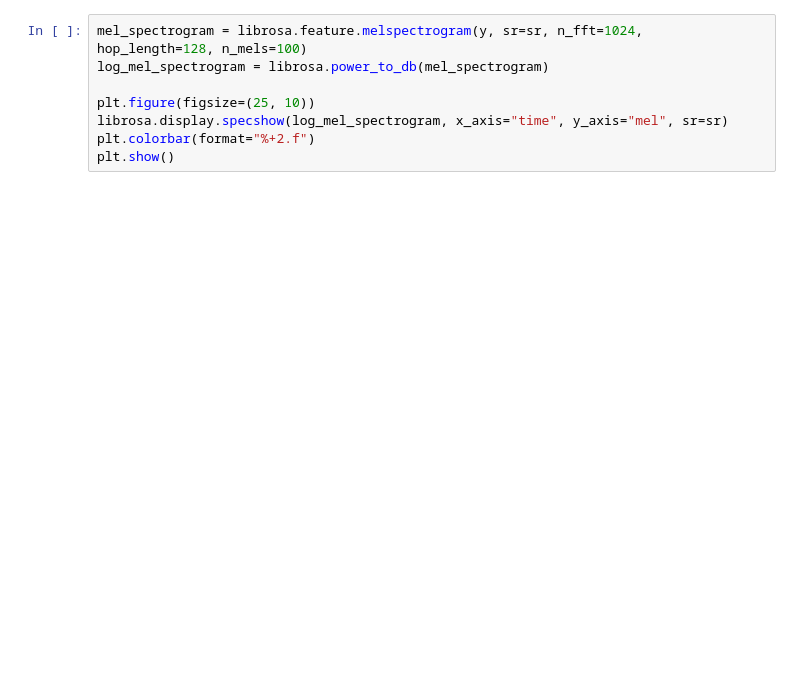
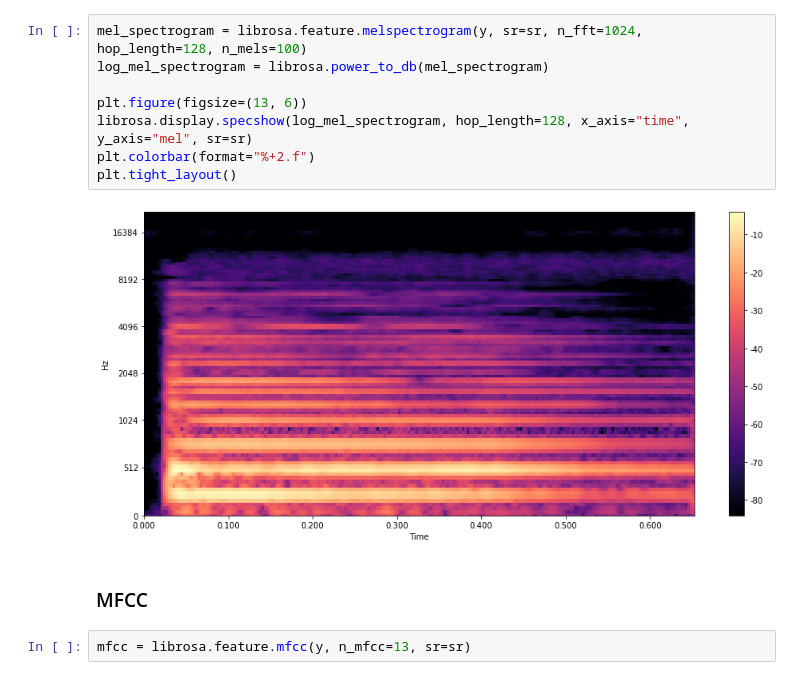
Before and after one commit to yermandy/vehicle-audio-nn, a Jupyter notebook: piano_demo.ipynb, the cells around one changed output. Saved outputs shown, nothing was run; the diff lists cells and outputs as text; blank space fills up the shorter version.

```diff
--- a/piano_demo.ipynb
+++ b/piano_demo.ipynb
@@ -43,8 +50,14 @@ plt.plot(frequency[:num_bins], magnitude[:num_bins]);
 # %%
 mel_spectrogram = librosa.feature.melspectrogram(y, sr=sr, n_fft=1024, hop_length=128, n_mels=100)
 log_mel_spectrogram = librosa.power_to_db(mel_spectrogram)
 
-plt.figure(figsize=(25, 10))
-librosa.display.specshow(log_mel_spectrogram, x_axis="time", y_axis="mel", sr=sr)
+plt.figure(figsize=(13, 6))
+librosa.display.specshow(log_mel_spectrogram, hop_length=128, x_axis="time", y_axis="mel", sr=sr)
 plt.colorbar(format="%+2.f")
-plt.show()
+plt.tight_layout()
+# %% [output]
+[figure, added]
+# %% [markdown]
+### MFCC
+# %%
+mfcc = librosa.feature.mfcc(y, n_mfcc=13, sr=sr)
```
Also changed, not shown: parts of 20 cells of this notebook.
